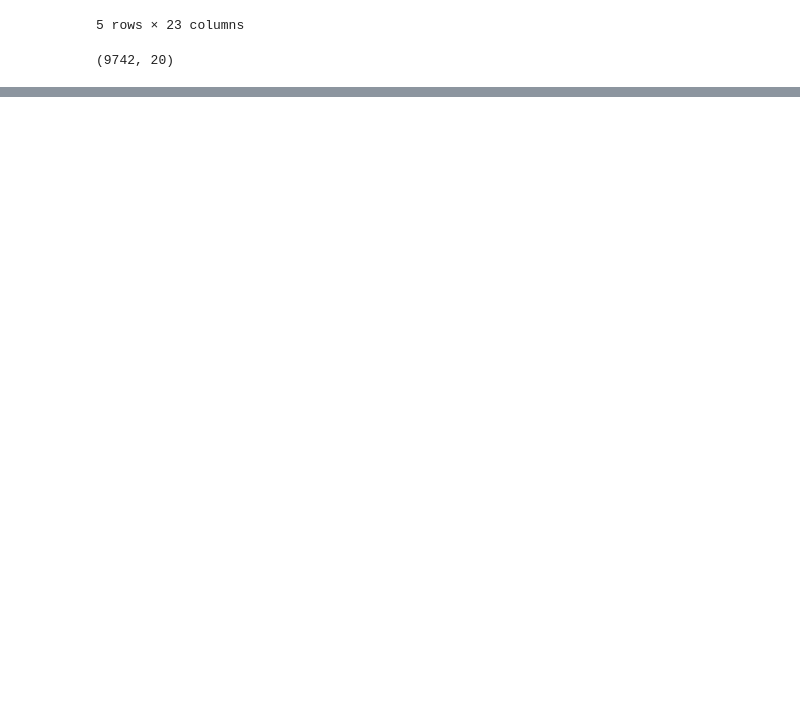
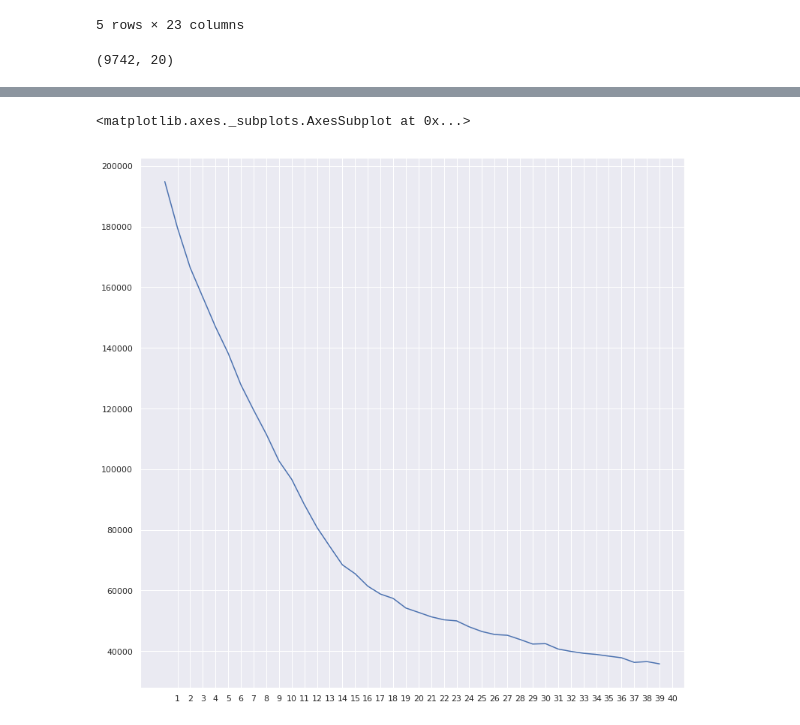
Before and after one commit to ebmm01/machineLearning, a Jupyter notebook: Nao_supervisionado/Classificador.ipynb, the cells around one changed output, grey strips where cells are left out. Drawn from its saved outputs; the diff is of its cells as text; code cells hidden in the pictures; blank space fills up the shorter version.

```diff
--- a/Nao_supervisionado/Classificador.ipynb
+++ b/Nao_supervisionado/Classificador.ipynb
@@ -107,0 +144,15 @@ sns.scatterplot(
+# %%
+# Função para verificar o erro baseado nos clusters
+
+def kmeans(nclusters, generos):
+    modelo = KMeans(n_clusters = nclusters)
+    modelo.fit(generos)
+    return [nclusters, modelo.inertia_]
+
+kmeans(20, generos_escalados)
+
+resultado = [kmeans(i, generos_escalados) for i in range(1,41)]
+# %%
+resultado = pandas.DataFrame(resultado, columns=['grupos', 'inertia'])
+
+resultado
@@ -107,0 +177,6 @@ sns.scatterplot(
+# %%
+resultado.inertia.plot(xticks = resultado.grupos)
+#elbow method > 17
+# %% [output]
+<matplotlib.axes._subplots.AxesSubplot at 0x...>
+[figure, added]
```
Also changed, not shown: parts of 8 cells of this notebook.
